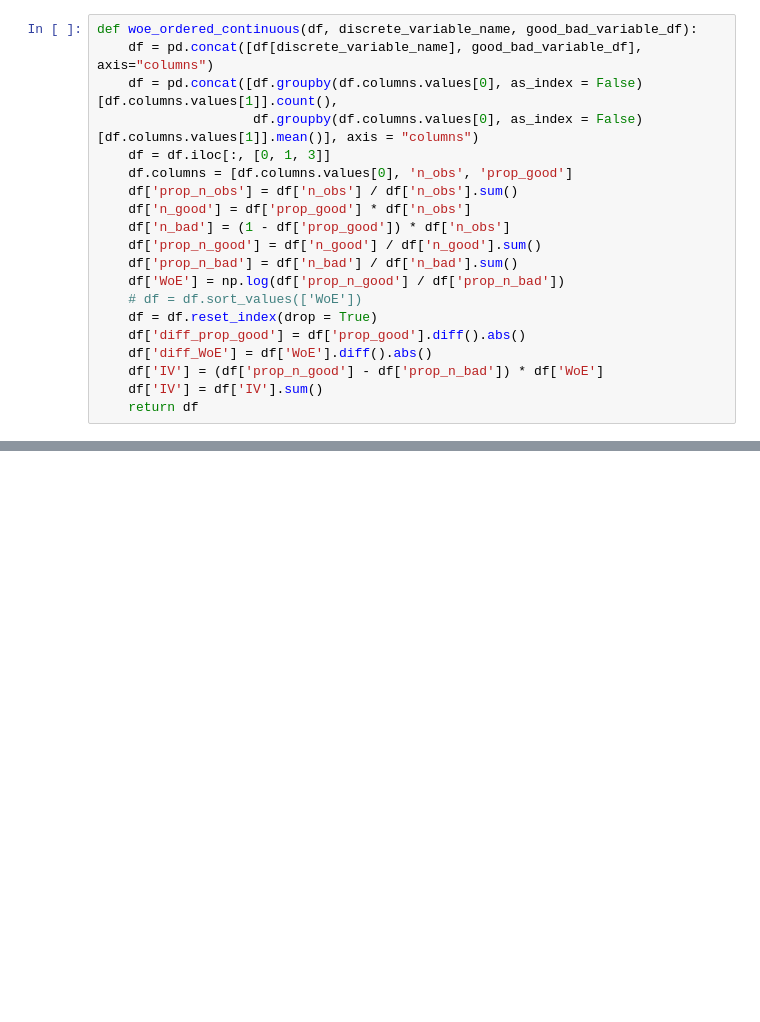
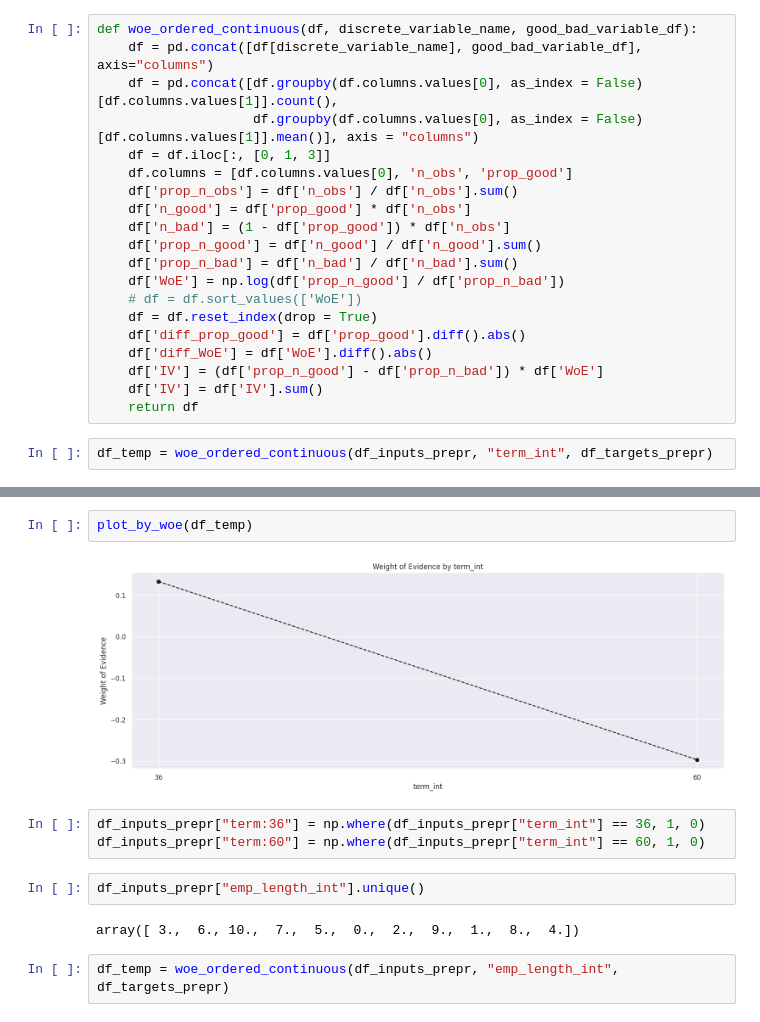
Before and after one commit to pbdanny/PythonProject, a Jupyter notebook: credit_risk_modeling/notebook/CreditRiskModeling_Preparation_4.ipynb, the cells around one changed output, grey strips where cells are left out. Saved outputs shown, nothing was run; the diff lists cells and outputs as text; blank space fills up the shorter version.

```diff
--- a/credit_risk_modeling/notebook/CreditRiskModeling_Preparation_4.ipynb
+++ b/credit_risk_modeling/notebook/CreditRiskModeling_Preparation_4.ipynb
@@ -659,3 +659,5 @@ def woe_ordered_continuous(df, discrete_variable_name, good_bad_variable_df):
     df['IV'] = (df['prop_n_good'] - df['prop_n_bad']) * df['WoE']
     df['IV'] = df['IV'].sum()
     return df
+# %%
+df_temp = woe_ordered_continuous(df_inputs_prepr, "term_int", df_targets_prepr)
@@ -661,0 +670,13 @@ def woe_ordered_continuous(df, discrete_variable_name, good_bad_variable_df):
+# %%
+plot_by_woe(df_temp)
+# %% [output]
+[figure, added]
+# %%
+df_inputs_prepr["term:36"] = np.where(df_inputs_prepr["term_int"] == 36, 1, 0)
+df_inputs_prepr["term:60"] = np.where(df_inputs_prepr["term_int"] == 60, 1, 0)
+# %%
+df_inputs_prepr["emp_length_int"].unique()
+# %% [output]
+array([ 3.,  6., 10.,  7.,  5.,  0.,  2.,  9.,  1.,  8.,  4.])
+# %%
+df_temp = woe_ordered_continuous(df_inputs_prepr, "emp_length_int", df_targets_prepr)
```
Also changed, not shown: parts of 6 cells of this notebook.
